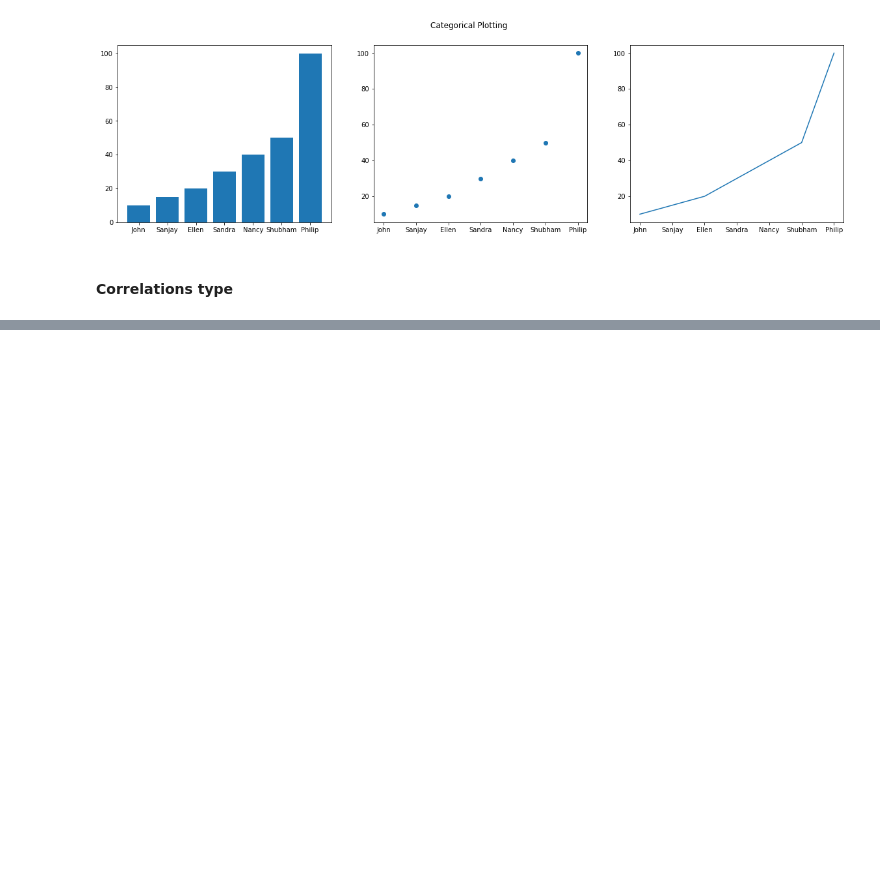
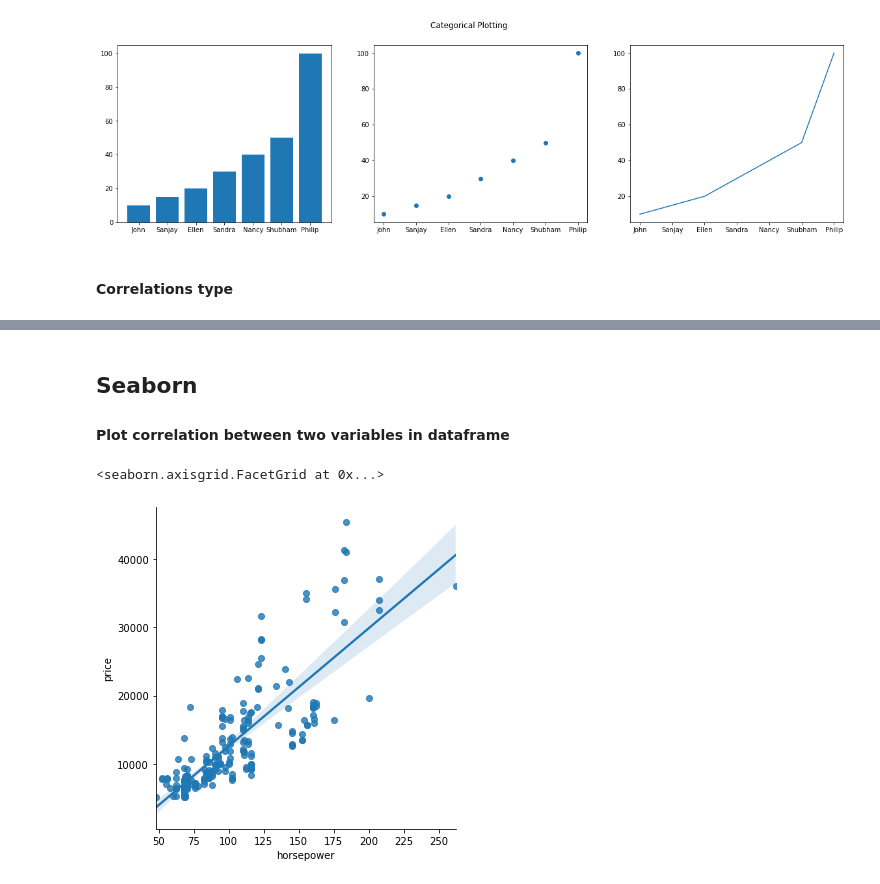
Before and after one commit to pwahane/tutorials, a Jupyter notebook: visualisation.ipynb, the cells around one changed output, grey strips where cells are left out. Drawn from its saved outputs; the diff is of its cells as text; code cells hidden in the pictures; blank space fills up the shorter version.

```diff
--- a/visualisation.ipynb
+++ b/visualisation.ipynb
@@ -65,3 +66,6 @@ Text(0.5, 0.98, 'Categorical Plotting')
 #### Correlations type
 # %% [markdown]
 ![correlations](images/correlations.png)
+# %%
+auto_data = pd.read_csv('Automobile.csv')
+auto_data
@@ -67,0 +86,8 @@ Text(0.5, 0.98, 'Categorical Plotting')
+# %% [markdown]
+## Seaborn
+#### Plot correlation between two variables in dataframe
+# %%
+sns.lmplot(x='horsepower',y='price',data=auto_data)
+# %% [output]
+<seaborn.axisgrid.FacetGrid at 0x...>
+[figure, added]
```
Also changed, not shown: parts of 10 cells of this notebook, 1 other file.
